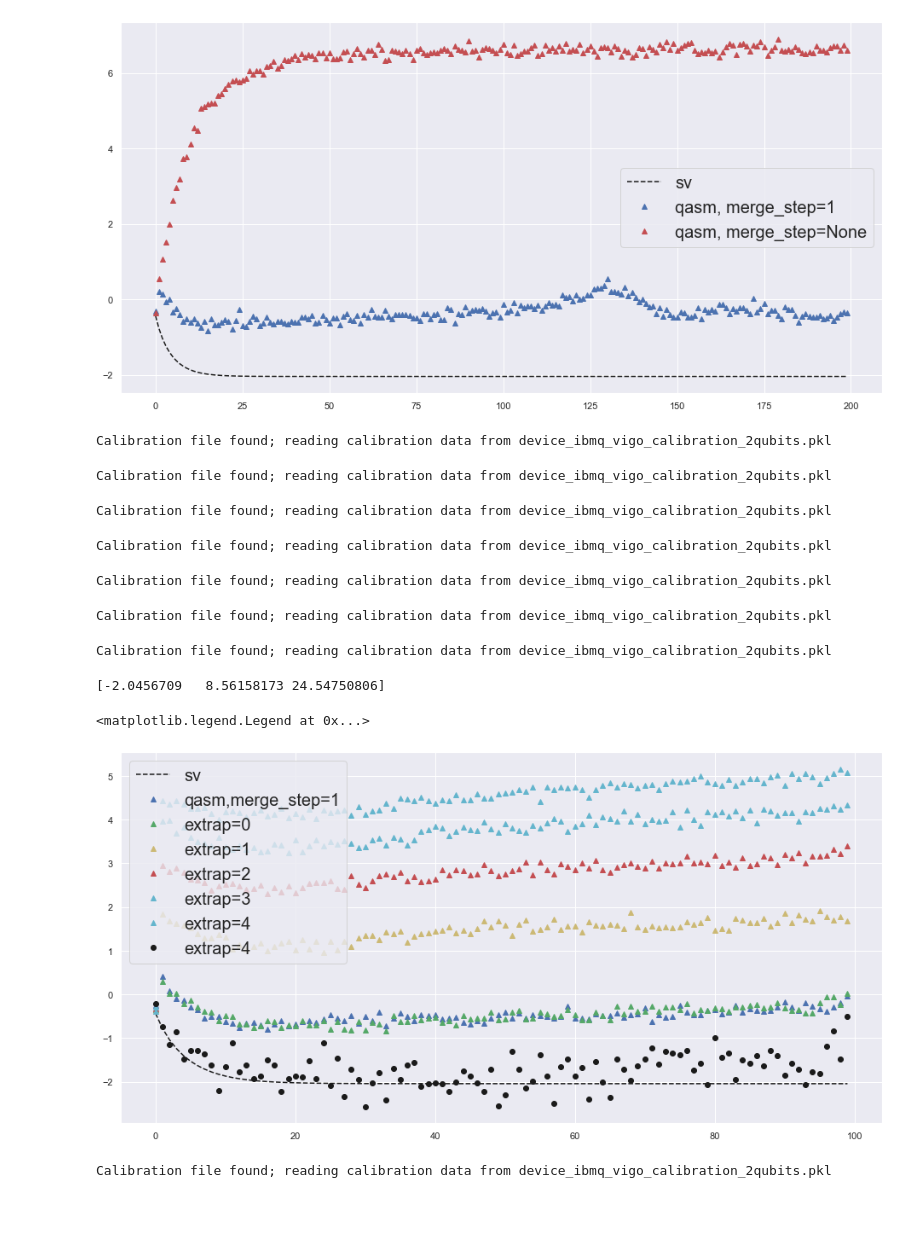
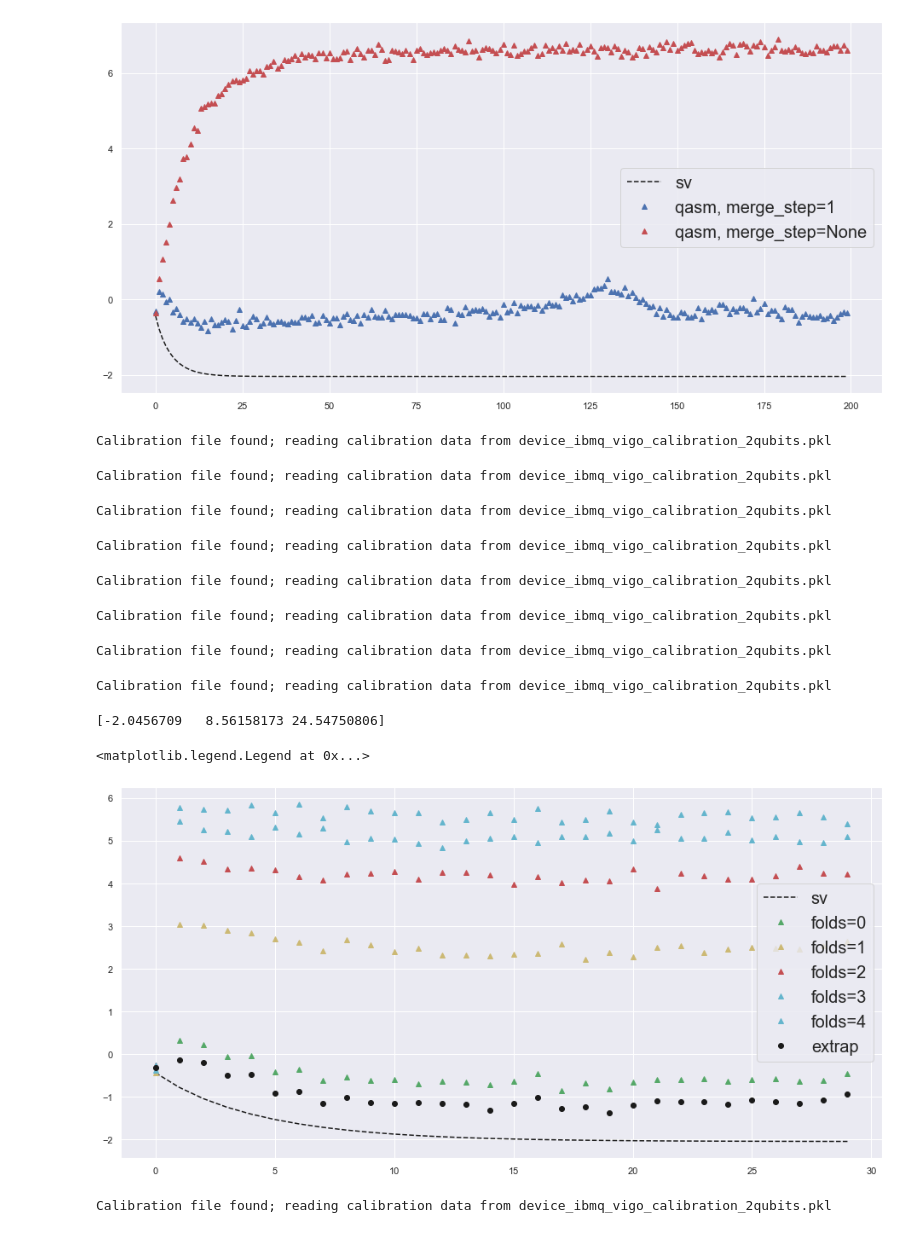
Before and after one commit to aemccoy/GrayCode-QubitEncoding, a Jupyter notebook: notebooks/deuteron-qite-noisy.ipynb, the cells around one changed output. Saved outputs shown, nothing was run; the diff lists cells and outputs as text; code cells hidden in the pictures.

Commit message:
Testing noise extrapolation

```diff
--- a/notebooks/deuteron-qite-noisy.ipynb
+++ b/notebooks/deuteron-qite-noisy.ipynb
@@ -234,7 +234,7 @@ parameters = {
     'initialization' : 'single_state',
     'backend' : 'statevector_simulator',
     'N_trials' : 1,
-    'N_time_steps': 100,
+    'N_time_steps': 30,
     'delta_time' : 0.01,
     'merge_step' : 1,
     'Qite_threshold' : 1e-2,
@@ -256,10 +256,10 @@ energies_sv,coefs_sv=qite_experiment(H_qubit,parameters)
 parameters['backend']='qasm_simulator'
 energies_qasm,coefs_qasm=qite_experiment(H_qubit,parameters)
 
-num_extrap_step=5
+num_extrap_step=10
 energies_extrap=[]
 coefs_extrap=[]
-for n in range(num_extrap_step):
+for n in range(0,num_extrap_step+1,2):
     parameters['number_circuit_folds']=n
     parameters['backend']='qasm_simulator'
     energies_qasm_extrap,coefs_qasm_extrap=qite_experiment(H_qubit,parameters)
@@ -275,6 +275,7 @@ Calibration file found; reading calibration data from device_ibmq_vigo_calibrati
 Calibration file found; reading calibration data from device_ibmq_vigo_calibration_2qubits.pkl
 Calibration file found; reading calibration data from device_ibmq_vigo_calibration_2qubits.pkl
 Calibration file found; reading calibration data from device_ibmq_vigo_calibration_2qubits.pkl
+Calibration file found; reading calibration data from device_ibmq_vigo_calibration_2qubits.pkl
 # %%
 # for energies in energies_extrap:
 #     print(energies)
@@ -282,34 +283,34 @@ Calibration file found; reading calibration data from device_ibmq_vigo_calibrati
         #         linear_fit=np.poly1d(coef)
         #         print("extrapolated value ",linear_fit(0))
 
-num_extrap_step=4
-xs=[2*n+1 for n in range(num_extrap_step)]
+num_extrap_step=10
+xs=[2*n+1 for n in range(0,num_extrap_step+1,2)]
 extrapolated_energies=[]
 for energies in np.array(energies_extrap).transpose():
 #     print(energies)
 #     print(xs)
-    coef=np.polyfit(xs,energies[:num_extrap_step],3)
+    coef=np.polyfit(xs,energies[:num_extrap_step],2)
     linear_fit=np.poly1d(coef)
     extrapolated_energies.append(linear_fit(0))
 # %%
 eigs,_=eigh(H)
 print(eigs)
 time=[t for t in range(parameters['N_time_steps'])]
 plt.plot(time,energies_sv,'k--',label="sv")
-plt.plot(time,energies_qasm,'b^',label="qasm,merge_step=1")
+# plt.plot(time,energies_qasm,'b^',label="qasm,merge_step=1")
 
-plt.plot(time,energies_extrap[0],'g^',label="extrap=0")
-plt.plot(time,energies_extrap[1],'y^',label="extrap=1")
-plt.plot(time,energies_extrap[2],'r^',label="extrap=2")
-plt.plot(time,energies_extrap[3],'c^',label="extrap=3")
-plt.plot(time,energies_extrap[4],'c^',label="extrap=4")
-plt.plot(time,extrapolated_energies,'ko',label="extrap=4")
+plt.plot(time,energies_extrap[0],'g^',label="folds=0")
+plt.plot(time,energies_extrap[1],'y^',label="folds=1")
+plt.plot(time,energies_extrap[2],'r^',label="folds=2")
+plt.plot(time,energies_extrap[3],'c^',label="folds=3")
+plt.plot(time,energies_extrap[4],'c^',label="folds=4")
+plt.plot(time,extrapolated_energies,'ko',label="extrap")
 # plt.plot(time,energies_qasm_no_merge,'r^',label="qasm, merge_step=None")
 plt.legend(prop={'size': 20})
 # %% [output]
 [-2.0456709   8.56158173 24.54750806]
 <matplotlib.legend.Legend at 0x...>
-[figure, old version]
+[figure, new version]
 # %%
 parameters = {
     'Nmax' : 4,
```
Also changed, not shown: parts of 7 cells of this notebook, 1 other file.
